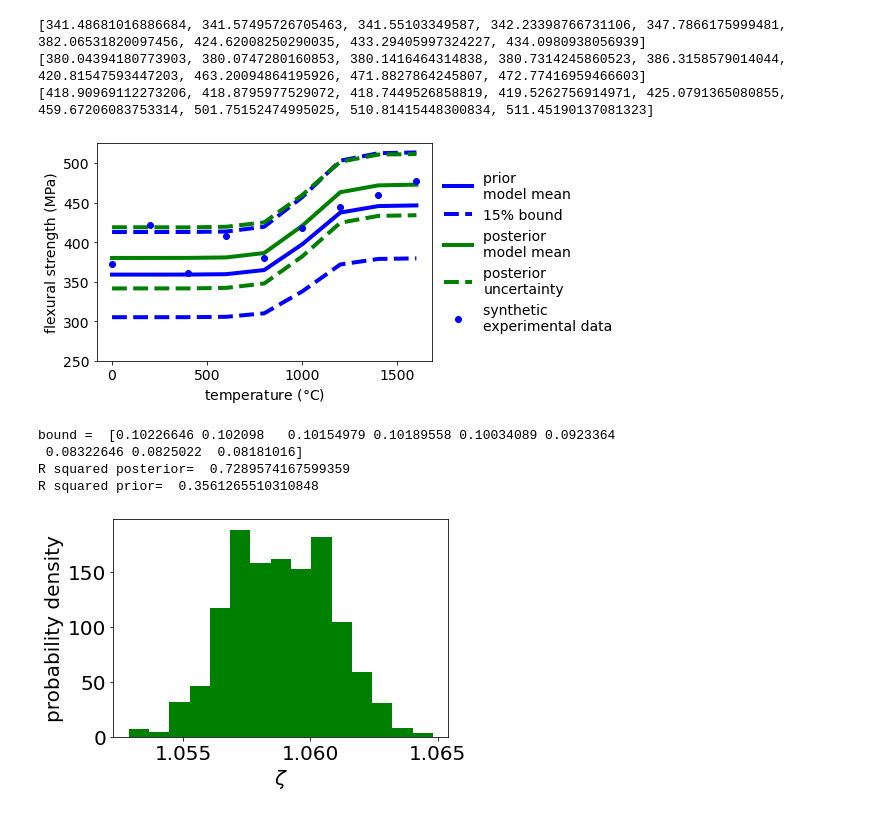
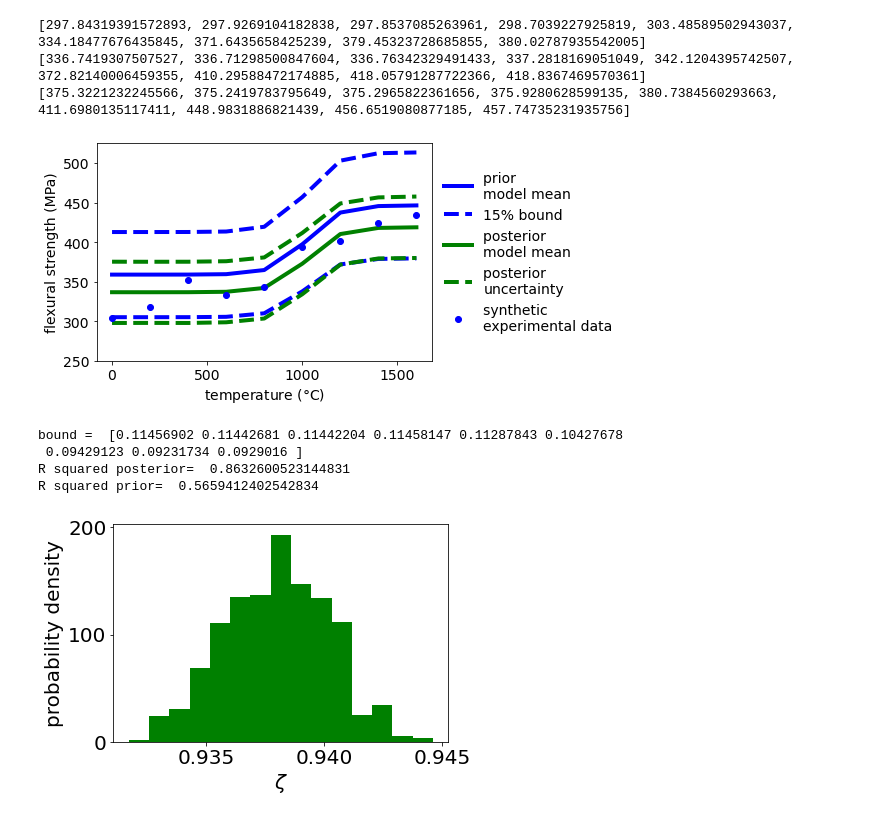
Before and after one commit to ChenReaction/managing_uncertainty, a Jupyter notebook: Bayes_flex_strength_2024.ipynb, the cells around one changed output. Saved outputs shown, nothing was run; the diff lists cells and outputs as text; code cells hidden in the pictures.

Commit message:
Use 2024 files to reproduce paper
Weibull option in prior function of Bayes_flex_strength_2024.ipyn

```diff
--- a/Bayes_flex_strength_2024.ipynb
+++ b/Bayes_flex_strength_2024.ipynb
@@ -34,8 +34,8 @@ class ip:
     mu_prior = np.array([1.0])
     cov_prior = np.array([1.0])
 
-    synth_exp = shifted_up_exp = [371.93923856, 422.0748083, 360.47125363, 407.79689099, 380.09236394,
-            417.76626157, 444.91269431, 459.29178947, 478.02731897]
+    synth_exp = [303.78800408, 317.47338596, 351.81246919, 333.06652442, 343.87121988,
+                    393.48889663, 401.80579517, 424.7875635, 433.83970035]
 
     Q_mu = np.array([0])
     Q_cov = cov_prior
@@ -80,8 +80,8 @@ class ip:
         return [evidence, info_gain, samples]
 
     def prior(self,sample):
-        probability = np.exp(-(sample[0]))# Weibull prior
-        #probability = multivariate_normal.pdf(x=sample, mean=self.mu_prior, cov=self.cov_prior, allow_singular=False)
+        #probability = np.exp(-(sample[0]))# Weibull prior
+        probability = multivariate_normal.pdf(x=sample, mean=self.mu_prior, cov=self.cov_prior, allow_singular=False)
         return probability
 
     def likelihood(self,sample): # The model goes in here
@@ -135,39 +135,39 @@ for temp in T:
     #print(int(np.round(0.95*len(FS_temp))))
     #print(int(np.round(0.5*len(FS_temp))))
     FS_lower_bound.append(FS_temp_total_sorted[int(np.round(0.005*len(FS_temp))),0])
     FS_upper_bound.append(FS_temp_total_sorted[int(np.round(0.995*len(FS_temp))),0])
     FS_mean.append(FS_temp_total_sorted[int(np.round(0.5*len(FS_temp))),0])
 #print(samples)
 print(FS_lower_bound)
 print(FS_mean)
 print(FS_upper_bound)
 
-synth_exp = np.array([371.93923856, 422.0748083, 360.47125363, 407.79689099, 380.09236394,
-            417.76626157, 444.91269431, 459.29178947, 478.02731897])
+synth_exp = np.array([303.78800408, 317.47338596, 351.81246919, 333.06652442, 343.87121988,
+                    393.48889663, 401.80579517, 424.7875635, 433.83970035])
 
 FS = 359+87.6/(1+np.exp(-0.012*(T-1020.67)))
 FS_upper_15_percent = 1.15*359+1.15*87.6/(1+np.exp(-0.012*(T-1020.67)))
 FS_lower_15_percent = 0.85*359+0.85*87.6/(1+np.exp(-0.012*(T-1020.67)))
 
 plt.plot(T,FS,'b', linewidth = 4, label = 'prior \nmodel mean')
 plt.plot(T,FS_upper_15_percent,'b--', linewidth = 4, label = '15% bound')
 plt.plot(T,FS_lower_15_percent,'b--',linewidth = 4)
 plt.plot(T,FS_mean,'g',linewidth = 4,label = 'posterior \nmodel mean')
 plt.plot(T,FS_upper_bound,'g--',linewidth = 4, label = 'posterior \nuncertainty')
 plt.plot(T,FS_lower_bound,'g--',linewidth = 4)
 plt.plot(T,synth_exp,'bo',label = 'synthetic \nexperimental data') #standard deviation 20 MPa
 plt.ylim([250,525])
 # Put a legend to the right of the current axis
 plt.legend(loc='center left', bbox_to_anchor=(1, 0.5),frameon=False)
 #plt.legend(loc='upper left')
 plt.ylabel(r'flexural strength (MPa)')
 plt.xlabel(r'temperature ($\degree$C)')
 plt.savefig('Bayes_flexural_strength_centered.png',dpi=300,bbox_inches='tight')
 # %% [output]
-[341.48681016886684, 341.57495726705463, 341.55103349587, 342.23398766731106, 347.7866175999481, 382.06531820097456, 424.62008250290035, 433.29405997324227, 434.0980938056939]
-[380.04394180773903, 380.0747280160853, 380.1416464314838, 380.7314245860523, 386.3158579014044, 420.81547593447203, 463.20094864195926, 471.8827864245807, 472.77416959466603]
-[418.90969112273206, 418.8795977529072, 418.7449526858819, 419.5262756914971, 425.0791365080855, 459.67206083753314, 501.75152474995025, 510.81415448300834, 511.45190137081323]
+[297.84319391572893, 297.9269104182838, 297.8537085263961, 298.7039227925819, 303.48589502943037, 334.18477676435845, 371.6435658425239, 379.45323728685855, 380.02787935542005]
+[336.7419307507527, 336.71298500847604, 336.76342329491433, 337.2818169051049, 342.1204395742507, 372.82140006459355, 410.29588472174885, 418.05791287722366, 418.8367469570361]
+[375.3221232245566, 375.2419783795649, 375.2965822361656, 375.9280628599135, 380.7384560293663, 411.6980135117411, 448.9831886821439, 456.6519080877185, 457.74735231935756]
-[figure, old version]
+[figure, new version]
 # %%
 matplotlib.rcParams.update({'font.size': 20})
 FS_upper_bound = np.array(FS_upper_bound)
@@ -186,13 +186,13 @@ plt.ylabel(r'probability density')
 #plt.legend(frameon=False)
 plt.locator_params(axis='y', nbins=4)
 plt.locator_params(axis='x', nbins=4)
-plt.savefig('scenario_two_zeta_param_2024.png',dpi=300,bbox_inches='tight')
+plt.savefig('scenario_three_zeta_param_2024.png',dpi=300,bbox_inches='tight')
 # %% [output]
-bound =  [0.10226646 0.102098   0.10154979 0.10189558 0.10034089 0.0923364
- 0.08322646 0.0825022  0.08181016]
-R squared posterior=  0.7289574167599359
-R squared prior=  0.3561265510310848
+bound =  [0.11456902 0.11442681 0.11442204 0.11458147 0.11287843 0.10427678
+ 0.09429123 0.09231734 0.0929016 ]
+R squared posterior=  0.8632600523144831
+R squared prior=  0.5659412402542834
-[figure, old version]
+[figure, new version]
 # %%
 # KL divergence
 #zeta_prior, samples
```
Also changed, not shown: parts of 2 cells of this notebook, 10 other files.
